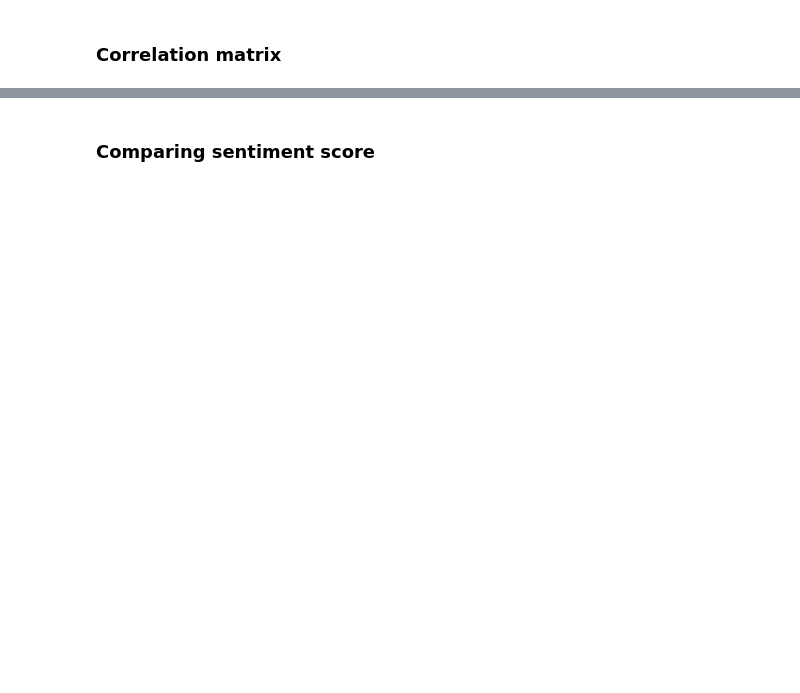
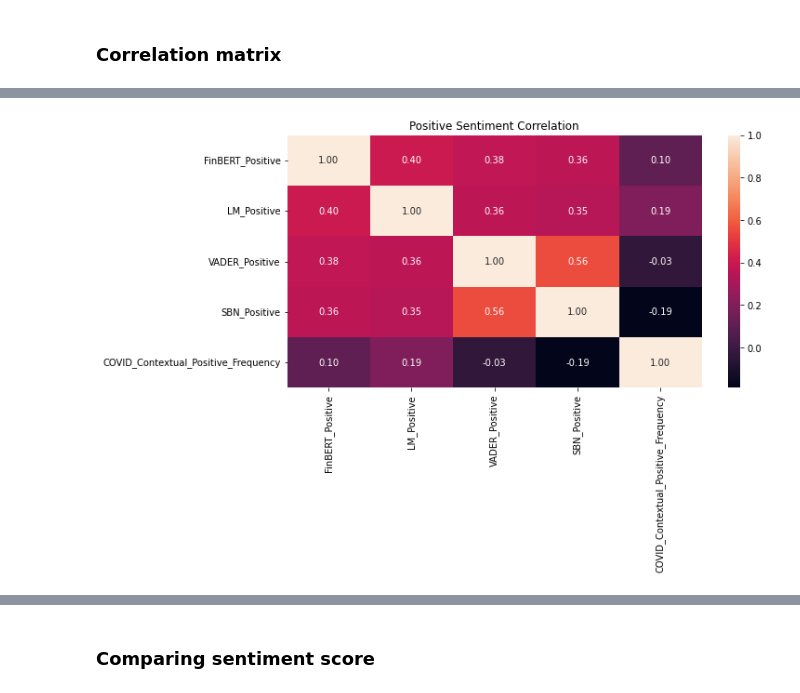
Before and after one commit to lakshyaag/INSY-669-Group-Project, a Jupyter notebook: sentiment_analysis.ipynb, the cells around one changed output, grey strips where cells are left out. Cells and saved outputs as stored; diff of their text form; code cells hidden in the pictures; blank space fills up the shorter version.

```diff
--- a/sentiment_analysis.ipynb
+++ b/sentiment_analysis.ipynb
@@ -472,0 +678,20 @@ plt.show()
+# %%
+plt.figure(figsize=(10, 5))
+sns.heatmap(
+    results_df[
+        [
+            "FinBERT_Positive",
+            "LM_Positive",
+            "VADER_Positive",
+            "SBN_Positive",
+            "COVID_Contextual_Positive_Frequency",
+        ]
+    ].corr(),
+    annot=True,
+    fmt=".2f",
+)
+
+plt.title("Positive Sentiment Correlation")
+plt.savefig("./plots/positive_sentiment_correlation.jpg", dpi=300, bbox_inches="tight")
+plt.show()
+# %% [output]
@@ -472,0 +699 @@ plt.show()
+[figure, added]
```
Also changed, not shown: parts of 38 cells of this notebook, 9 other files.
